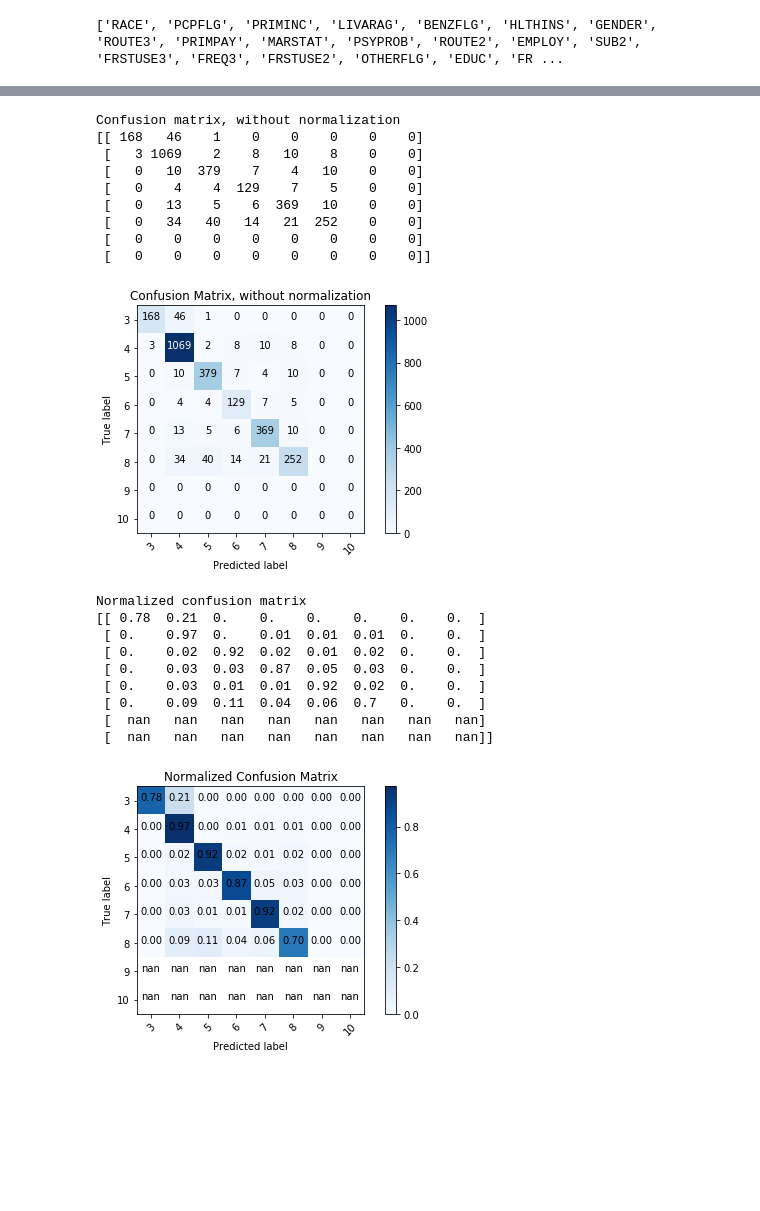
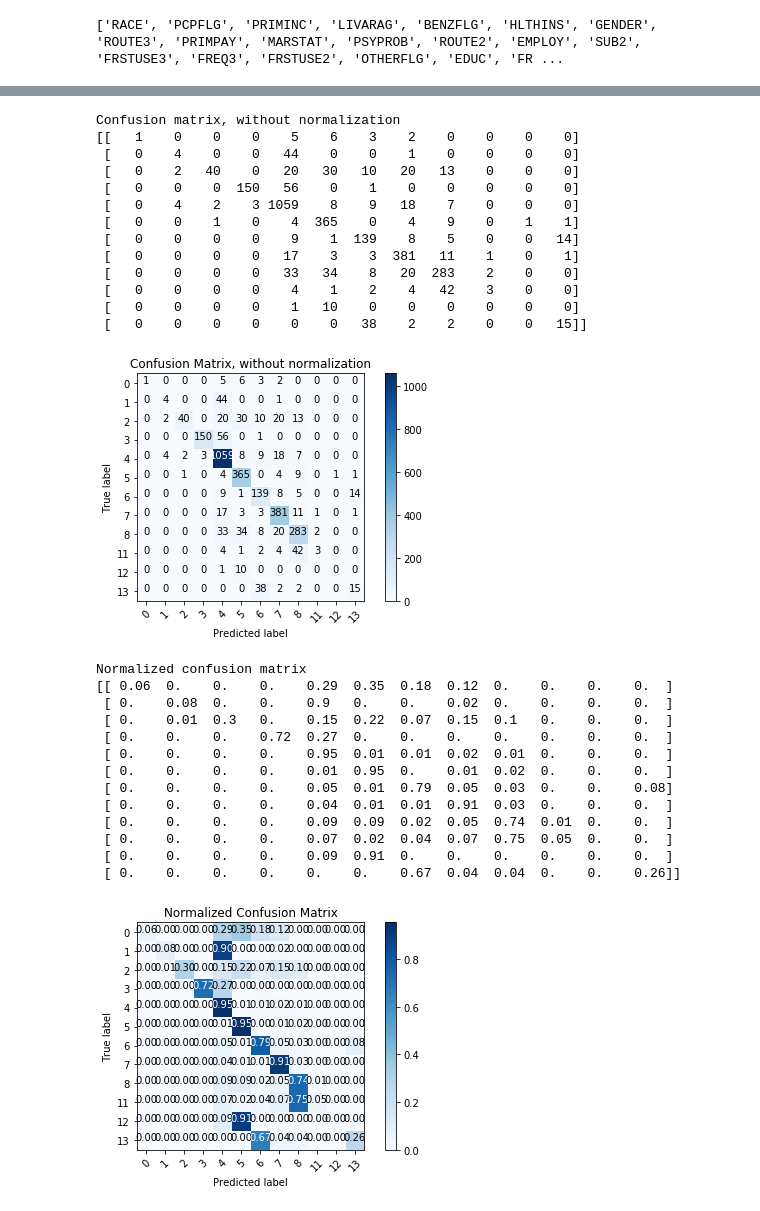
Before and after one commit to rve/DM-Lab, a Jupyter notebook: week8/substance-dsm-first_classifier.ipynb, the cells around one changed output, grey strips where cells are left out. Cells and saved outputs as stored; diff of their text form; code cells hidden in the pictures; blank space fills up the shorter version.

```diff
--- a/week8/substance-dsm-first_classifier.ipynb
+++ b/week8/substance-dsm-first_classifier.ipynb
@@ -239,7 +239,7 @@ Y_pred = random_forest.predict(X_validate)
 
 from sklearn.metrics import confusion_matrix
 
-cm = confusion_matrix(Y_validate, Y_pred, labels=[3,4,5,6,7,8,9,10])
+cm = confusion_matrix(Y_validate, Y_pred, labels=[0,1,2,3,4,5,6,7,8,11,12,13])
 
 import itertools
 
@@ -275,52 +275,60 @@ def plot_confusion_matrix(cm, classes,
 
     plt.tight_layout()
     plt.ylabel('True label')
     plt.xlabel('Predicted label')
 
 # Compute confusion matrix
 cnf_matrix = cm #confusion_matrix(y_test, Y_pred)
 #class_names = ["ANXIETY","DEPRESS","SCHIZOPHRENIA","BIPOLAR","ATTENTION DEFICIT"]
-class_names = [3,4,5,6,7,8,9,10]
+class_names = [0,1,2,3,4,5,6,7,8,11,12,13]
 np.set_printoptions(precision=2)
 
 # Plot non-normalized confusion matrix
 plt.figure()
 plot_confusion_matrix(cnf_matrix, class_names,
                       title='Confusion Matrix, without normalization')
 
 
 #plt.savefig('cnf matrix', dpi=150)
 plt.show()
 
 # Plot normalized confusion matrix
 plt.figure()
 plot_confusion_matrix(cnf_matrix, classes=class_names, normalize=True,
                       title='Normalized Confusion Matrix')
 
 #plt.figure(figsize=(16,8))
 #plt.savefig('cnf matrix norm', dpi=150)
 plt.show()
 # %% [output]
 Confusion matrix, without normalization
-[[ 168   46    1    0    0    0    0    0]
- [   3 1069    2    8   10    8    0    0]
- [   0   10  379    7    4   10    0    0]
- [   0    4    4  129    7    5    0    0]
- [   0   13    5    6  369   10    0    0]
- [   0   34   40   14   21  252    0    0]
- [   0    0    0    0    0    0    0    0]
- [   0    0    0    0    0    0    0    0]]
+[[   1    0    0    0    5    6    3    2    0    0    0    0]
+ [   0    4    0    0   44    0    0    1    0    0    0    0]
+ [   0    2   40    0   20   30   10   20   13    0    0    0]
+ [   0    0    0  150   56    0    1    0    0    0    0    0]
+ [   0    4    2    3 1059    8    9   18    7    0    0    0]
+ [   0    0    1    0    4  365    0    4    9    0    1    1]
+ [   0    0    0    0    9    1  139    8    5    0    0   14]
+ [   0    0    0    0   17    3    3  381   11    1    0    1]
+ [   0    0    0    0   33   34    8   20  283    2    0    0]
+ [   0    0    0    0    4    1    2    4   42    3    0    0]
+ [   0    0    0    0    1   10    0    0    0    0    0    0]
+ [   0    0    0    0    0    0   38    2    2    0    0   15]]
-[figure, old version]
+[figure, new version]
 Normalized confusion matrix
-[[ 0.78  0.21  0.    0.    0.    0.    0.    0.  ]
- [ 0.    0.97  0.    0.01  0.01  0.01  0.    0.  ]
- [ 0.    0.02  0.92  0.02  0.01  0.02  0.    0.  ]
- [ 0.    0.03  0.03  0.87  0.05  0.03  0.    0.  ]
- [ 0.    0.03  0.01  0.01  0.92  0.02  0.    0.  ]
- [ 0.    0.09  0.11  0.04  0.06  0.7   0.    0.  ]
- [  nan   nan   nan   nan   nan   nan   nan   nan]
- [  nan   nan   nan   nan   nan   nan   nan   nan]]
+[[ 0.06  0.    0.    0.    0.29  0.35  0.18  0.12  0.    0.    0.    0.  ]
+ [ 0.    0.08  0.    0.    0.9   0.    0.    0.02  0.    0.    0.    0.  ]
+ [ 0.    0.01  0.3   0.    0.15  0.22  0.07  0.15  0.1   0.    0.    0.  ]
+ [ 0.    0.    0.    0.72  0.27  0.    0.    0.    0.    0.    0.    0.  ]
+ [ 0.    0.    0.    0.    0.95  0.01  0.01  0.02  0.01  0.    0.    0.  ]
+ [ 0.    0.    0.    0.    0.01  0.95  0.    0.01  0.02  0.    0.    0.  ]
+ [ 0.    0.    0.    0.    0.05  0.01  0.79  0.05  0.03  0.    0.    0.08]
+ [ 0.    0.    0.    0.    0.04  0.01  0.01  0.91  0.03  0.    0.    0.  ]
+ [ 0.    0.    0.    0.    0.09  0.09  0.02  0.05  0.74  0.01  0.    0.  ]
+ [ 0.    0.    0.    0.    0.07  0.02  0.04  0.07  0.75  0.05  0.    0.  ]
+ [ 0.    0.    0.    0.    0.09  0.91  0.    0.    0.    0.    0.    0.  ]
+ [ 0.    0.    0.    0.    0.    0.    0.67  0.04  0.04  0.    0.    0.26]]
-[figure, old version]
+[figure, new version]
 # %%
 print X_validate.shape,Y_pred.shape, Y_validate.shape
 print  round(random_forest.score(X_validate, Y_validate) * 100, 2)
```
Also changed, not shown: parts of 8 cells of this notebook, 2 other files.
